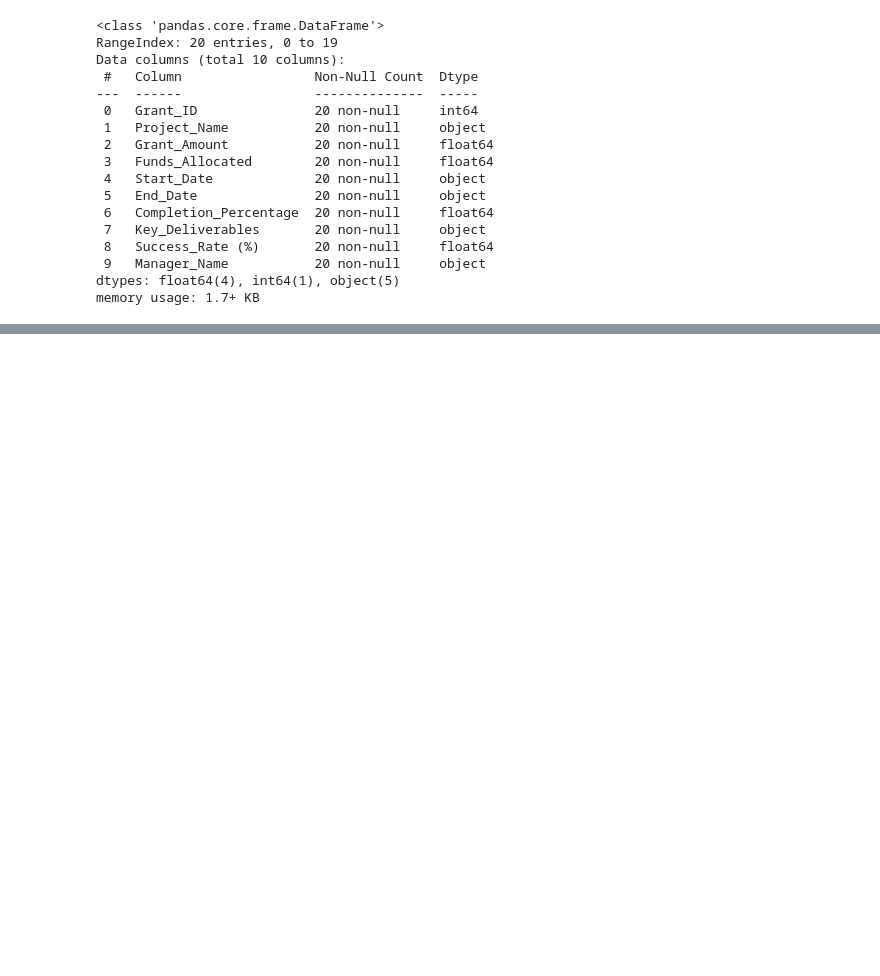
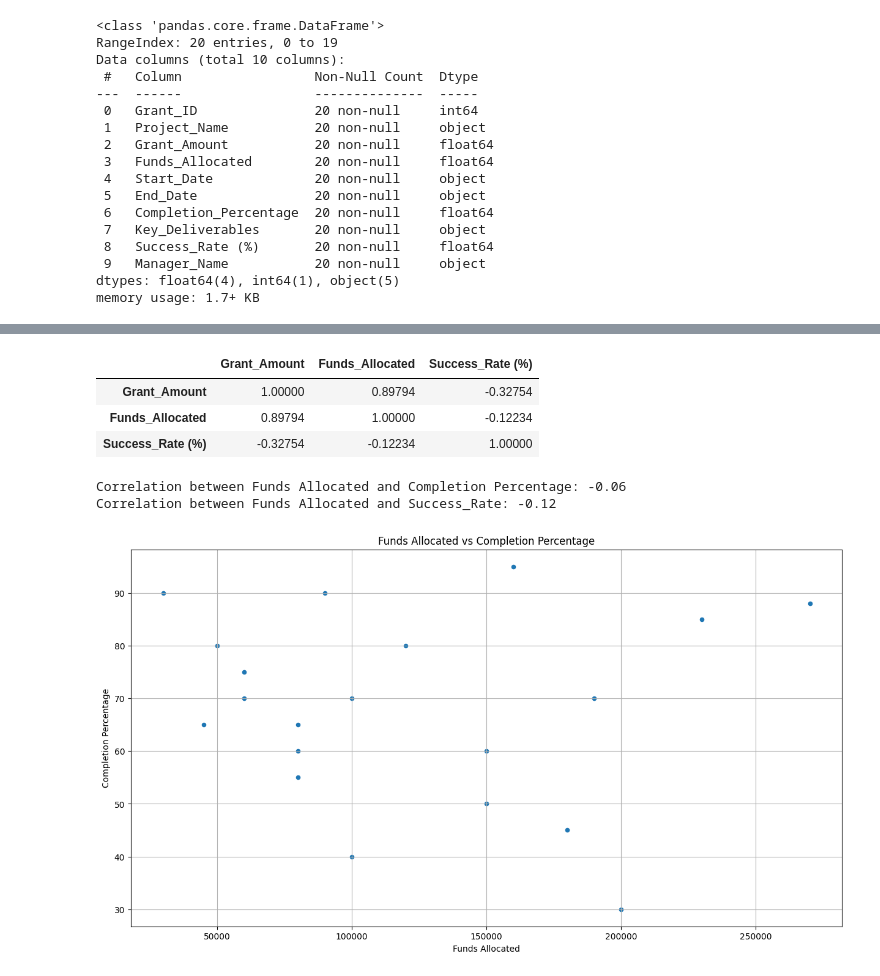
Before and after one commit to VincentGordon-Data-Analyst/Grant-Management, a Jupyter notebook: data-analysis.ipynb, the cells around one changed output, grey strips where cells are left out. Cells and saved outputs as stored; diff of their text form; code cells hidden in the pictures; blank space fills up the shorter version.

```diff
--- a/data-analysis.ipynb
+++ b/data-analysis.ipynb
@@ -46,0 +151,30 @@ memory usage: 1.7+ KB
+# %%
+#  Is there a correlation between Grant_Amount, Funds_Allocated, and Success_Rate (%)?
+correlation = df[['Grant_Amount', 'Funds_Allocated', 'Success_Rate (%)']]
+correlation.corr()
+# %% [output]
+|  | Grant_Amount | Funds_Allocated | Success_Rate (%) |
+| Grant_Amount | 1.00000 | 0.89794 | -0.32754 |
+| Funds_Allocated | 0.89794 | 1.00000 | -0.12234 |
+| Success_Rate (%) | -0.32754 | -0.12234 | 1.00000 |
+# %%
+# Does the amount of funds allocated correlate with the completion percentage and success rate?
+correlation_success_rate = df['Funds_Allocated'].corr(df['Completion_Percentage'])
+correlation_completion = df['Funds_Allocated'].corr(df['Success_Rate (%)'])
+
+print(f'Correlation between Funds Allocated and Completion Percentage: {correlation_success_rate:.2f}')
+print(f'Correlation between Funds Allocated and Success_Rate: {correlation_completion:.2f}')
+# %% [output]
+Correlation between Funds Allocated and Completion Percentage: -0.06
+Correlation between Funds Allocated and Success_Rate: -0.12
+# %%
+# Scatter plot for Funds Allocated vs Completion Percentage
+ax = df.plot.scatter(x='Funds_Allocated', y='Completion_Percentage',
+                figsize=(15, 8),
+                title='Funds Allocated vs Completion Percentage',
+                xlabel='Funds Allocated',
+                ylabel='Completion Percentage',
+                grid=True
+                )
+# %% [output]
+[figure, added]
```
Also changed, not shown: parts of 8 cells of this notebook.
